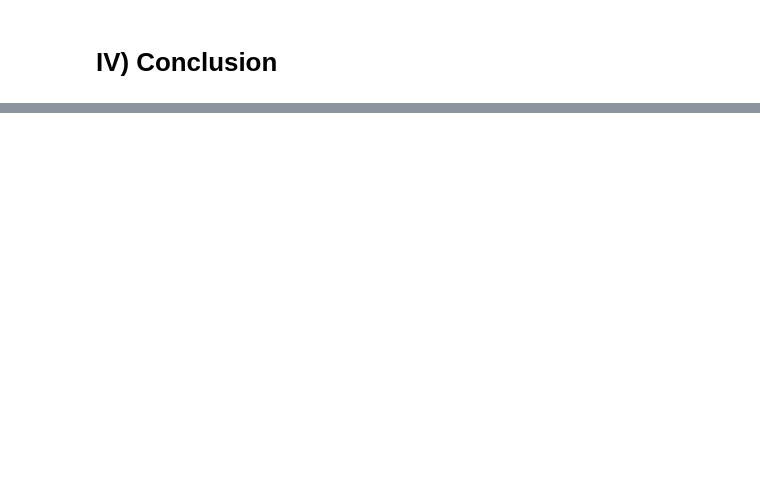
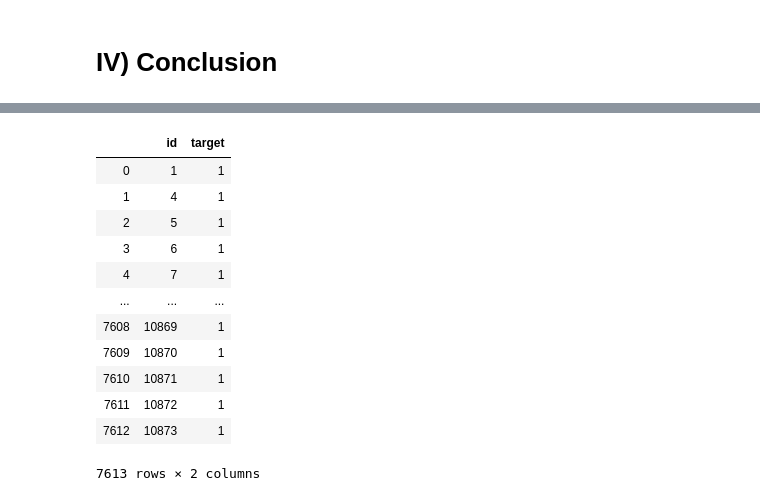
Before and after one commit to anichucai/7506-Datos-datos-tp2, a Jupyter notebook: Feature selection - decision trees.ipynb, the cells around one changed output, grey strips where cells are left out. Drawn from its saved outputs; the diff is of its cells as text; code cells hidden in the pictures; blank space fills up the shorter version.

```diff
--- a/Feature selection - decision trees.ipynb
+++ b/Feature selection - decision trees.ipynb
@@ -364,5 +364,20 @@ for df in df_total:
 # %%
 df_final = train[["id", "target"]]
+df_final
+# %% [output]
+|  | id | target |
+| 0 | 1 | 1 |
+| 1 | 4 | 1 |
+| 2 | 5 | 1 |
+| 3 | 6 | 1 |
+| 4 | 7 | 1 |
+| ... | ... | ... |
+| 7608 | 10869 | 1 |
+| 7609 | 10870 | 1 |
+| 7610 | 10871 | 1 |
+| 7611 | 10872 | 1 |
+| 7612 | 10873 | 1 |
+7613 rows × 2 columns
 # %%
 # Mergeo todos los dataframe
 
```
Also changed, not shown: parts of 13 cells of this notebook, 7 other files.
